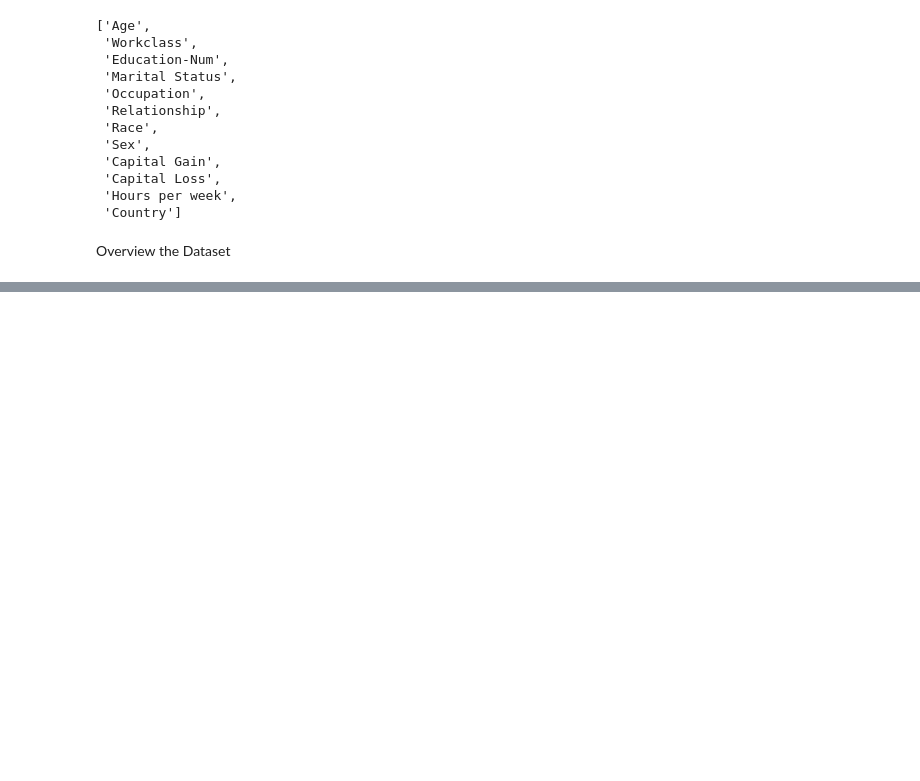
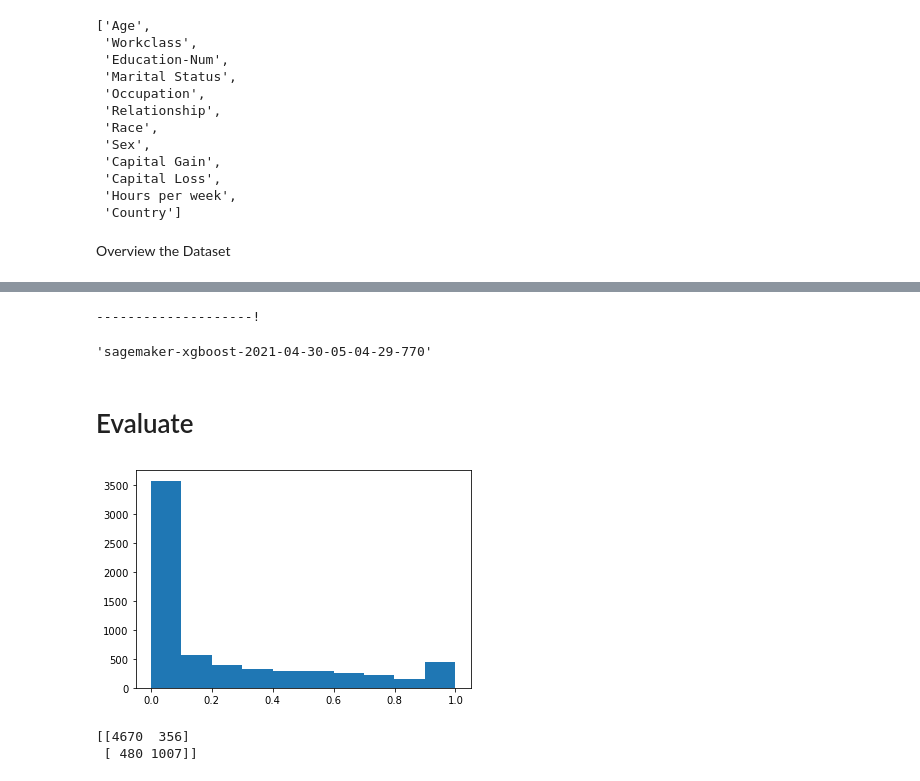
Before and after one commit to YushinJung-ATG/SageMaker-Demo, a Jupyter notebook: Tutorial-Demo.ipynb, the cells around one changed output, grey strips where cells are left out. Saved outputs shown, nothing was run; the diff lists cells and outputs as text; code cells hidden in the pictures; blank space fills up the shorter version.

Commit message:
xgboost_tutorial
followed

```diff
--- a/Tutorial-Demo.ipynb
+++ b/Tutorial-Demo.ipynb
@@ -33,0 +65,5 @@ IPython.Application.instance().kernel.do_shutdown(True)
+# %%
+from sklearn.model_selection import train_test_split
+X_train, X_test, y_train, y_test = train_test_split(X, y, test_size=0.2, random_state=1)
+X_train, X_val, y_train, y_val = train_test_split(X_train, y_train, test_size = 0.25, random_state = 1)
+X_val
@@ -33,0 +88,7 @@ IPython.Application.instance().kernel.do_shutdown(True)
+# %%
+import pandas as pd
+label_header = 'Income>50K'
+train = pd.concat([pd.Series(y_train, index=X_train.index, name=label_header, dtype=int), X_train], axis = 1)
+validation = pd.concat([pd.Series(y_val, index = X_val.index, name=label_header, dtype=int), X_val], axis = 1)
+test = pd.concat([pd.Series(y_test, index = X_test.index, name = label_header, dtype = int), X_test], axis = 1)
+train
@@ -33,0 +299,52 @@ IPython.Application.instance().kernel.do_shutdown(True)
+# %%
+from sagemaker.serializers import CSVSerializer
+FLAG_LOAD_SAVED_MODEL = True
+if FLAG_LOAD_SAVED_MODEL:
+    xgb_model = sagemaker.model.Model(
+        model_data = 's3://sagemaker-ap-northeast-2-870327349328/demo-sagemaker-xgboost-adult-income-prediction/xgboost_model/sagemaker-xgboost-2021-04-30-04-32-41-950/output/model.tar.gz',
+        image_uri = container,
+        role = role
+    )
+xgb_model.deploy(
+    initial_instance_count=1,
+    instance_type='ml.t2.medium',
+    serializer=CSVSerializer()
+)
+# %% [output]
+--------------------!
+# %%
+xgb_predictor = sagemaker.predictor.Predictor(
+    endpoint_name = 'sagemaker-xgboost-2021-04-30-05-04-29-770',
+    sagemaker_session=sagemaker.Session(),
+    serializer=sagemaker.serializers.CSVSerializer()
+)
+# %%
+xgb_predictor.endpoint_name
+# %% [output]
+'sagemaker-xgboost-2021-04-30-05-04-29-770'
+# %% [markdown]
+# Evaluate
+# %%
+import numpy as np
+def predict(data, rows = 1000):
+    split_array = np.array_split(data, int(data.shape[0] / float(rows) + 1))
+    predictions = ''
+    for array in split_array:
+        predictions = ','.join([predictions, xgb_predictor.predict(array).decode('utf-8')])
+    return np.fromstring(predictions[1:], sep = ',')
+# %%
+import matplotlib.pyplot as plt
+
+predictions = predict(test.to_numpy()[:, 1:])
+plt.hist(predictions)
+plt.show()
+# %% [output]
+[figure, added]
+# %%
+import sklearn
+
+cutoff = 0.5
+print(sklearn.metrics.confusion_matrix(test.iloc[:, 0], np.where(predictions > cutoff, 1, 0)))
+# %% [output]
+[[4670  356]
+ [ 480 1007]]
```
Also changed, not shown: parts of 40 cells of this notebook, 15 other files.
